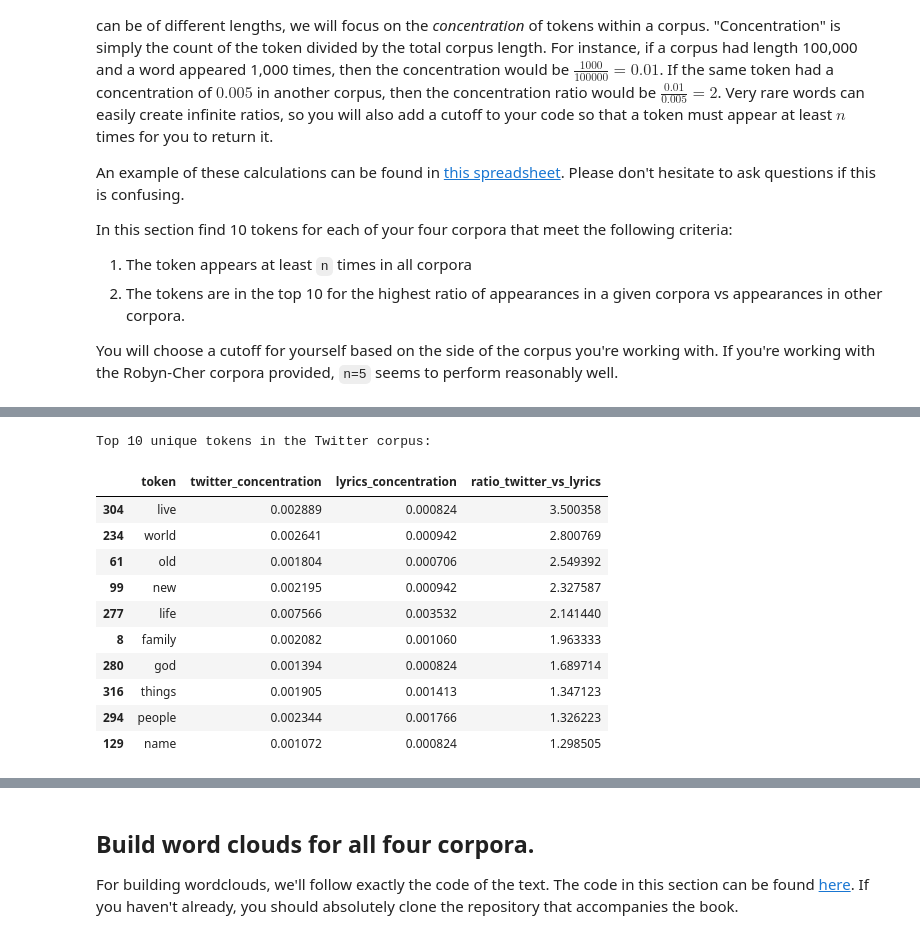
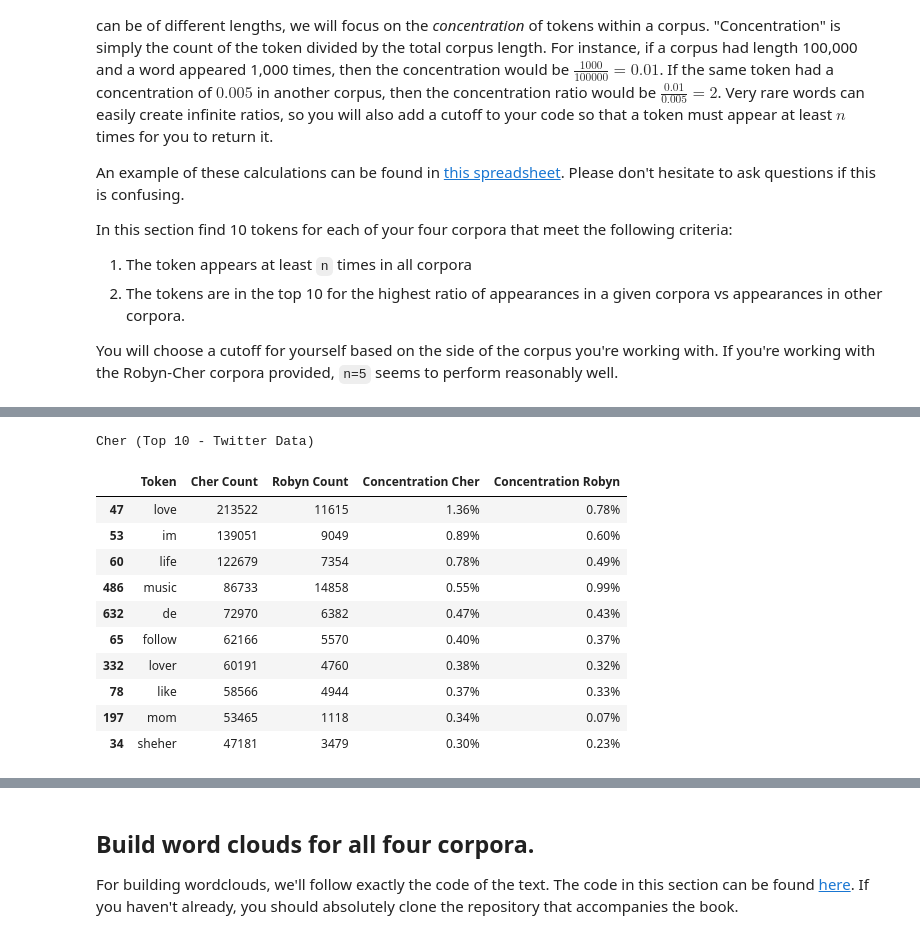
Before and after one commit to Pii-USD/509-tm-group-comp, a Jupyter notebook: Group Comparison.ipynb, the cells around one changed output, grey strips where cells are left out. Drawn from its saved outputs; the diff is of its cells as text; code cells hidden in the pictures.

```diff
--- a/Group Comparison.ipynb
+++ b/Group Comparison.ipynb
@@ -388,16 +333,0 @@ Top 10 unique tokens in the lyrics corpus:
-# %%
-print("\nTop 10 unique tokens in the Twitter corpus:")
-top_twitter_tokens[['token', 'twitter_concentration', 'lyrics_concentration', 'ratio_twitter_vs_lyrics']]
-# %% [output]
-Top 10 unique tokens in the Twitter corpus:
-|  | token | twitter_concentration | lyrics_concentration | ratio_twitter_vs_lyrics |
-| 304 | live | 0.002889 | 0.000824 | 3.500358 |
-| 234 | world | 0.002641 | 0.000942 | 2.800769 |
-| 61 | old | 0.001804 | 0.000706 | 2.549392 |
-| 99 | new | 0.002195 | 0.000942 | 2.327587 |
-| 277 | life | 0.007566 | 0.003532 | 2.141440 |
-| 8 | family | 0.002082 | 0.001060 | 1.963333 |
-| 280 | god | 0.001394 | 0.000824 | 1.689714 |
-| 316 | things | 0.001905 | 0.001413 | 1.347123 |
-| 294 | people | 0.002344 | 0.001766 | 1.326223 |
-| 129 | name | 0.001072 | 0.000824 | 1.298505 |
@@ -403,0 +370,24 @@ Top 10 unique tokens in the Twitter corpus:
+# %%
+# Twitter data analysis
+robyn_twitter_corpus = twitter_data[twitter_data['artist'] == 'robyn']
+cher_twitter_corpus = twitter_data[twitter_data['artist'] == 'cher']
+
+# Compare unique tokens between Robyn vs Cher
+robyn_vs_cher_twitter = concentration_ratios_by_artist(robyn_twitter_corpus, 'Robyn', cher_twitter_corpus, 'Cher')
+cher_vs_robyn_twitter = concentration_ratios_by_artist(cher_twitter_corpus, 'Cher', robyn_twitter_corpus, 'Robyn')
+
+print("\nCher (Top 10 - Twitter Data)")
+cher_vs_robyn_twitter
+# %% [output]
+Cher (Top 10 - Twitter Data)
+|  | Token | Cher Count | Robyn Count | Concentration Cher | Concentration Robyn |
+| 47 | love | 213522 | 11615 | 1.36% | 0.78% |
+| 53 | im | 139051 | 9049 | 0.89% | 0.60% |
+| 60 | life | 122679 | 7354 | 0.78% | 0.49% |
+| 486 | music | 86733 | 14858 | 0.55% | 0.99% |
+| 632 | de | 72970 | 6382 | 0.47% | 0.43% |
+| 65 | follow | 62166 | 5570 | 0.40% | 0.37% |
+| 332 | lover | 60191 | 4760 | 0.38% | 0.32% |
+| 78 | like | 58566 | 4944 | 0.37% | 0.33% |
+| 197 | mom | 53465 | 1118 | 0.34% | 0.07% |
+| 34 | sheher | 47181 | 3479 | 0.30% | 0.23% |
```
Also changed, not shown: parts of 13 cells of this notebook.
